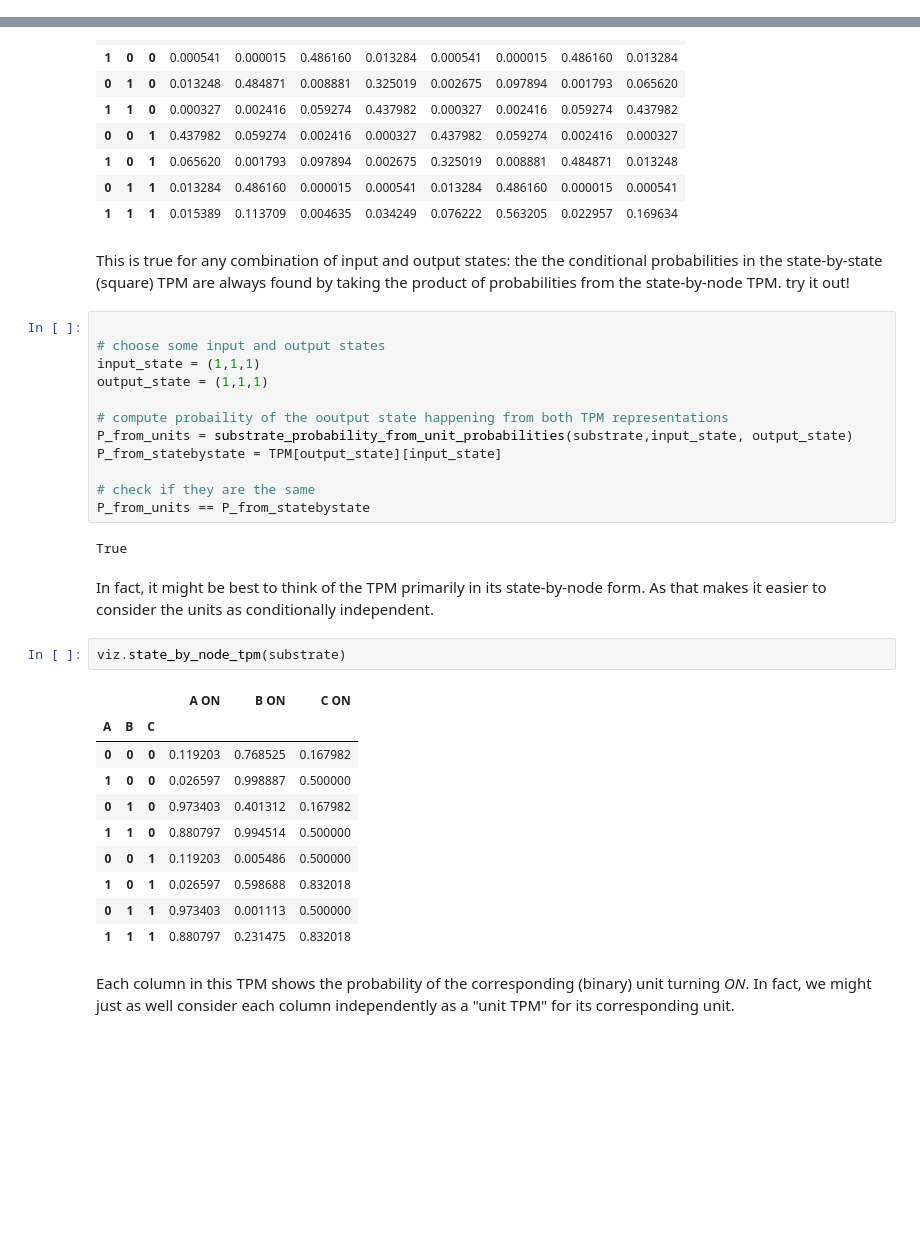
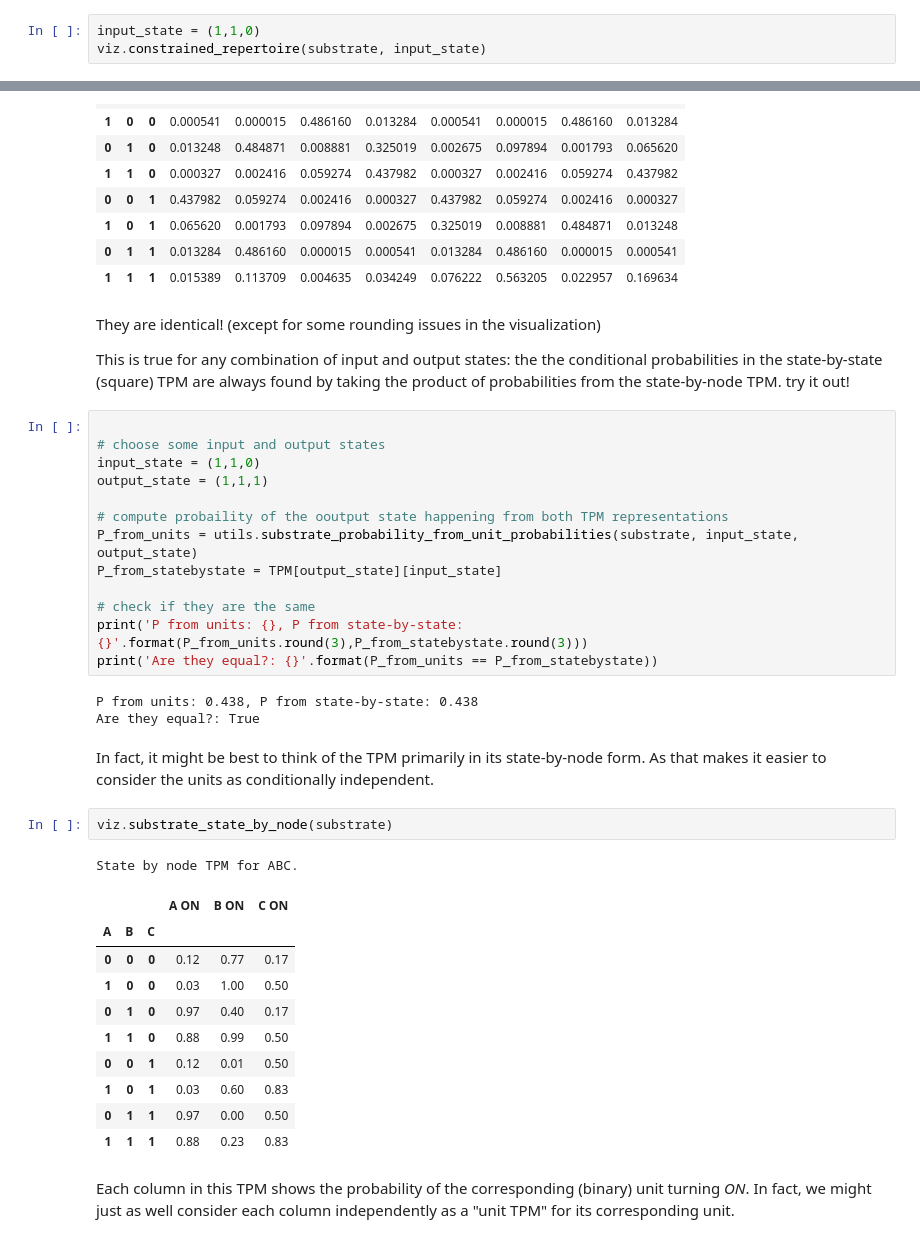
Before and after one commit to bjorneju/IIT_wiki_tutorial, a Jupyter notebook: notebooks/1_assessing_existence.ipynb, the cells around one changed output, grey strips where cells are left out. Drawn from its saved outputs; the diff is of its cells as text; blank space fills up the shorter version.

```diff
--- a/notebooks/1_assessing_existence.ipynb
+++ b/notebooks/1_assessing_existence.ipynb
@@ -104,0 +124,3 @@ Probability of transitioning from (1, 0, 0) to (0, 1, 0) is 0.485
+# %%
+input_state = (1,1,0)
+viz.constrained_repertoire(substrate, input_state)
@@ -179,36 +201,41 @@ viz.highlight_transition_probability(TPM,input_state,output_state)
 | 0 | 1 | 1 | 0.013284 | 0.486160 | 0.000015 | 0.000541 | 0.013284 | 0.486160 | 0.000015 | 0.000541 |
 | 1 | 1 | 1 | 0.015389 | 0.113709 | 0.004635 | 0.034249 | 0.076222 | 0.563205 | 0.022957 | 0.169634 |
 # %% [markdown]
+They are identical! (except for some rounding issues in the visualization)
+
 This is true for any combination of input and output states: the the conditional probabilities in the state-by-state (square) TPM are always found by taking the product of probabilities from the state-by-node TPM. try it out!
 # %%
 
 # choose some input and output states
-input_state = (1,1,1)
+input_state = (1,1,0)
 output_state = (1,1,1)
 
 # compute probaility of the ooutput state happening from both TPM representations
-P_from_units = substrate_probability_from_unit_probabilities(substrate,input_state, output_state)
+P_from_units = utils.substrate_probability_from_unit_probabilities(substrate, input_state, output_state)
 P_from_statebystate = TPM[output_state][input_state]
 
 # check if they are the same
-P_from_units == P_from_statebystate
+print('P from units: {}, P from state-by-state: {}'.format(P_from_units.round(3),P_from_statebystate.round(3)))
+print('Are they equal?: {}'.format(P_from_units == P_from_statebystate))
 # %% [output]
-True
+P from units: 0.438, P from state-by-state: 0.438
+Are they equal?: True
 # %% [markdown]
 In fact, it might be best to think of the TPM primarily in its state-by-node form. As that makes it easier to consider the units as conditionally independent.
 # %%
-viz.state_by_node_tpm(substrate)
+viz.substrate_state_by_node(substrate)
 # %% [output]
+State by node TPM for ABC.
 |  |  |  | A ON | B ON | C ON |
 | A | B | C |  |  |  |
-| 0 | 0 | 0 | 0.119203 | 0.768525 | 0.167982 |
-| 1 | 0 | 0 | 0.026597 | 0.998887 | 0.500000 |
-| 0 | 1 | 0 | 0.973403 | 0.401312 | 0.167982 |
-| 1 | 1 | 0 | 0.880797 | 0.994514 | 0.500000 |
-| 0 | 0 | 1 | 0.119203 | 0.005486 | 0.500000 |
-| 1 | 0 | 1 | 0.026597 | 0.598688 | 0.832018 |
-| 0 | 1 | 1 | 0.973403 | 0.001113 | 0.500000 |
-| 1 | 1 | 1 | 0.880797 | 0.231475 | 0.832018 |
+| 0 | 0 | 0 | 0.12 | 0.77 | 0.17 |
+| 1 | 0 | 0 | 0.03 | 1.00 | 0.50 |
+| 0 | 1 | 0 | 0.97 | 0.40 | 0.17 |
+| 1 | 1 | 0 | 0.88 | 0.99 | 0.50 |
+| 0 | 0 | 1 | 0.12 | 0.01 | 0.50 |
+| 1 | 0 | 1 | 0.03 | 0.60 | 0.83 |
+| 0 | 1 | 1 | 0.97 | 0.00 | 0.50 |
+| 1 | 1 | 1 | 0.88 | 0.23 | 0.83 |
 # %% [markdown]
 Each column in this TPM shows the probability of the corresponding (binary) unit turning *ON*. In fact, we might just as well consider each column independently as a "unit TPM" for its corresponding unit.
 # %%
```
Also changed, not shown: parts of 41 cells of this notebook, 3 other files.
